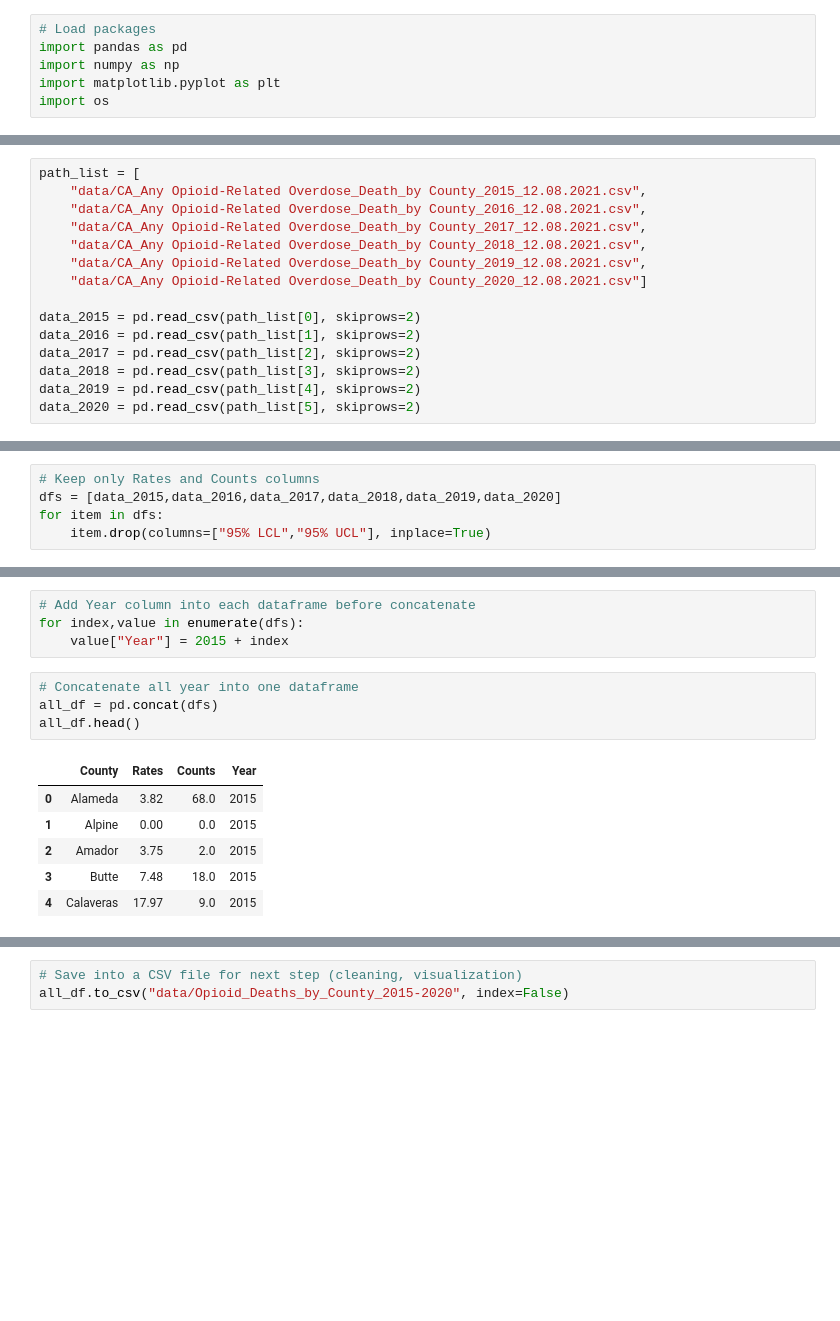
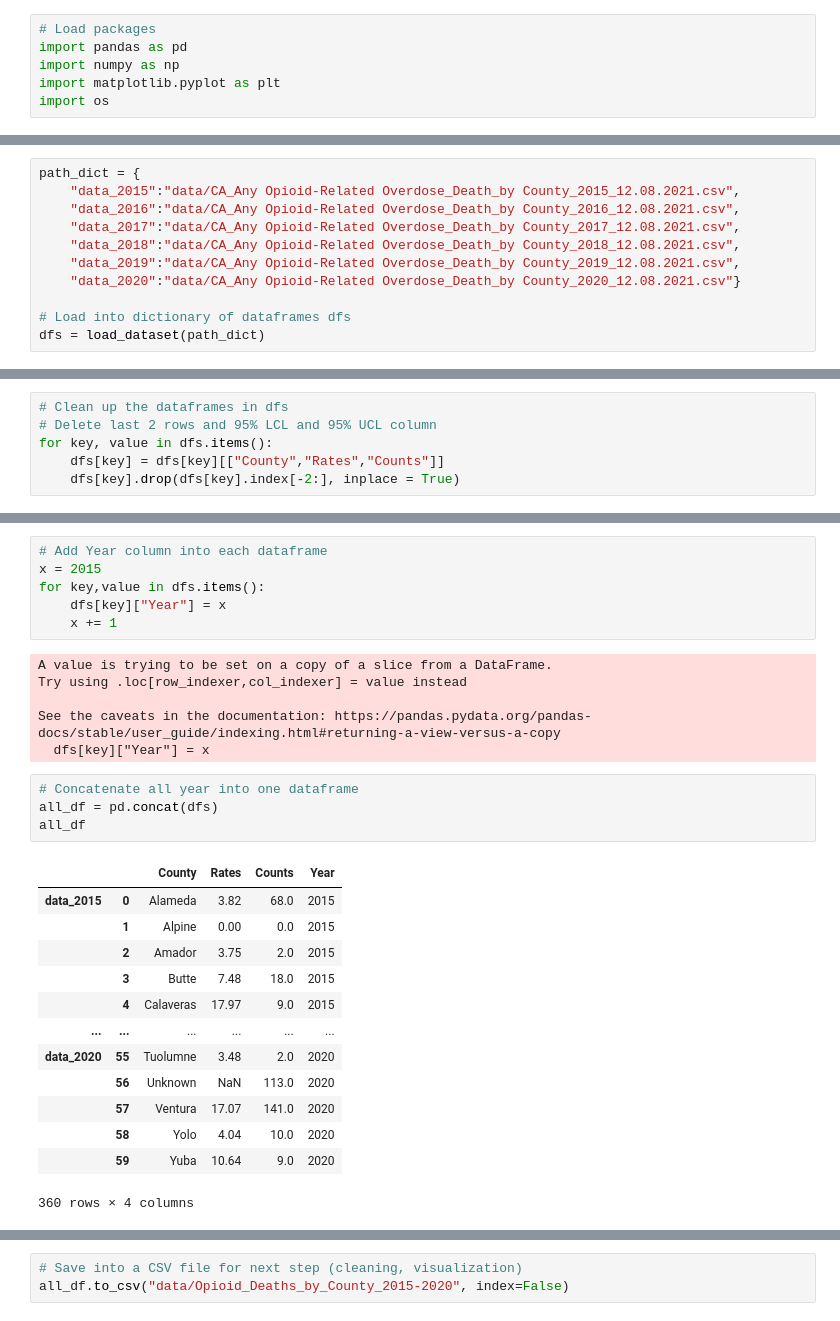
Before and after one commit to midori256/DS4A_Capstone_Project, a Jupyter notebook: Data_Wrangling.ipynb, the cells around one changed output, grey strips where cells are left out. Saved outputs shown, nothing was run; the diff lists cells and outputs as text; blank space fills up the shorter version.

Commit message:
Add function to load files

```diff
--- a/Data_Wrangling.ipynb
+++ b/Data_Wrangling.ipynb
@@ -16,16 +17,12 @@ import os
 # %%
-path_list = [
-    "data/CA_Any Opioid-Related Overdose_Death_by County_2015_12.08.2021.csv",
-    "data/CA_Any Opioid-Related Overdose_Death_by County_2016_12.08.2021.csv",
-    "data/CA_Any Opioid-Related Overdose_Death_by County_2017_12.08.2021.csv",
-    "data/CA_Any Opioid-Related Overdose_Death_by County_2018_12.08.2021.csv",
-    "data/CA_Any Opioid-Related Overdose_Death_by County_2019_12.08.2021.csv",
-    "data/CA_Any Opioid-Related Overdose_Death_by County_2020_12.08.2021.csv"]
+path_dict = {
+    "data_2015":"data/CA_Any Opioid-Related Overdose_Death_by County_2015_12.08.2021.csv",
+    "data_2016":"data/CA_Any Opioid-Related Overdose_Death_by County_2016_12.08.2021.csv",
+    "data_2017":"data/CA_Any Opioid-Related Overdose_Death_by County_2017_12.08.2021.csv",
+    "data_2018":"data/CA_Any Opioid-Related Overdose_Death_by County_2018_12.08.2021.csv",
+    "data_2019":"data/CA_Any Opioid-Related Overdose_Death_by County_2019_12.08.2021.csv",
+    "data_2020":"data/CA_Any Opioid-Related Overdose_Death_by County_2020_12.08.2021.csv"}
 
-data_2015 = pd.read_csv(path_list[0], skiprows=2)
-data_2016 = pd.read_csv(path_list[1], skiprows=2)
-data_2017 = pd.read_csv(path_list[2], skiprows=2)
-data_2018 = pd.read_csv(path_list[3], skiprows=2)
-data_2019 = pd.read_csv(path_list[4], skiprows=2)
-data_2020 = pd.read_csv(path_list[5], skiprows=2)
+# Load into dictionary of dataframes dfs
+dfs = load_dataset(path_dict)
 # %%
@@ -91,5 +45,6 @@ data_2020.head()
-# %%
-# Keep only Rates and Counts columns
-dfs = [data_2015,data_2016,data_2017,data_2018,data_2019,data_2020]
-for item in dfs:
-    item.drop(columns=["95% LCL","95% UCL"], inplace=True)
+# %%
+# Clean up the dataframes in dfs
+# Delete last 2 rows and 95% LCL and 95% UCL column
+for key, value in dfs.items():
+    dfs[key] = dfs[key][["County","Rates","Counts"]]
+    dfs[key].drop(dfs[key].index[-2:], inplace = True)
@@ -96,15 +76,30 @@ for item in dfs:
 # %%
-# Add Year column into each dataframe before concatenate
-for index,value in enumerate(dfs):
-    value["Year"] = 2015 + index
+# Add Year column into each dataframe
+x = 2015
+for key,value in dfs.items():
+    dfs[key]["Year"] = x
+    x += 1
+# %% [output]
+A value is trying to be set on a copy of a slice from a DataFrame.
+Try using .loc[row_indexer,col_indexer] = value instead
+
+See the caveats in the documentation: https://pandas.pydata.org/pandas-docs/stable/user_guide/indexing.html#returning-a-view-versus-a-copy
+  dfs[key]["Year"] = x
 # %%
 # Concatenate all year into one dataframe
 all_df = pd.concat(dfs)
-all_df.head()
+all_df
 # %% [output]
-|  | County | Rates | Counts | Year |
-| 0 | Alameda | 3.82 | 68.0 | 2015 |
-| 1 | Alpine | 0.00 | 0.0 | 2015 |
-| 2 | Amador | 3.75 | 2.0 | 2015 |
-| 3 | Butte | 7.48 | 18.0 | 2015 |
-| 4 | Calaveras | 17.97 | 9.0 | 2015 |
+|  |  | County | Rates | Counts | Year |
+| data_2015 | 0 | Alameda | 3.82 | 68.0 | 2015 |
+|  | 1 | Alpine | 0.00 | 0.0 | 2015 |
+|  | 2 | Amador | 3.75 | 2.0 | 2015 |
+|  | 3 | Butte | 7.48 | 18.0 | 2015 |
+|  | 4 | Calaveras | 17.97 | 9.0 | 2015 |
+| ... | ... | ... | ... | ... | ... |
+| data_2020 | 55 | Tuolumne | 3.48 | 2.0 | 2020 |
+|  | 56 | Unknown | NaN | 113.0 | 2020 |
+|  | 57 | Ventura | 17.07 | 141.0 | 2020 |
+|  | 58 | Yolo | 4.04 | 10.0 | 2020 |
+|  | 59 | Yuba | 10.64 | 9.0 | 2020 |
+360 rows × 4 columns
```
Also changed, not shown: parts of 22 cells of this notebook.
